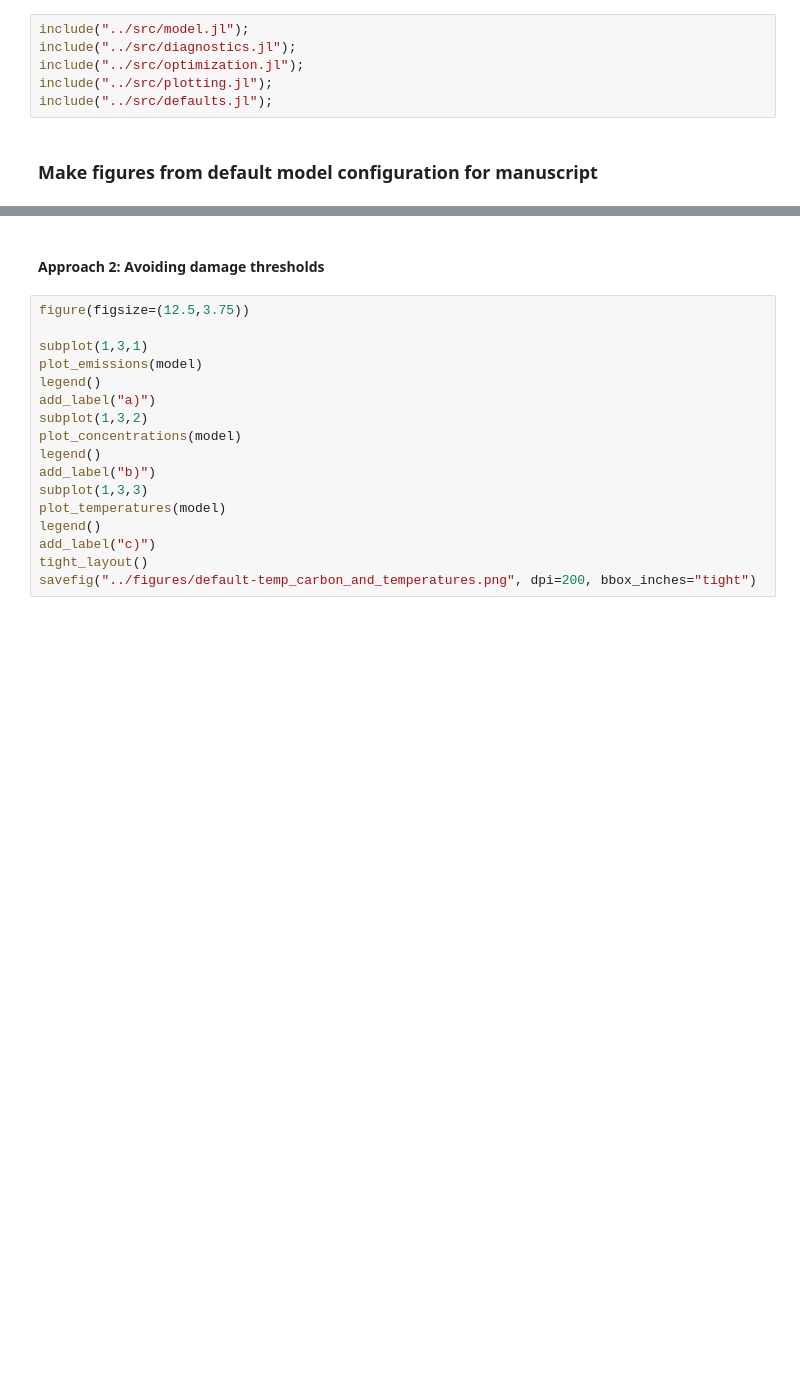
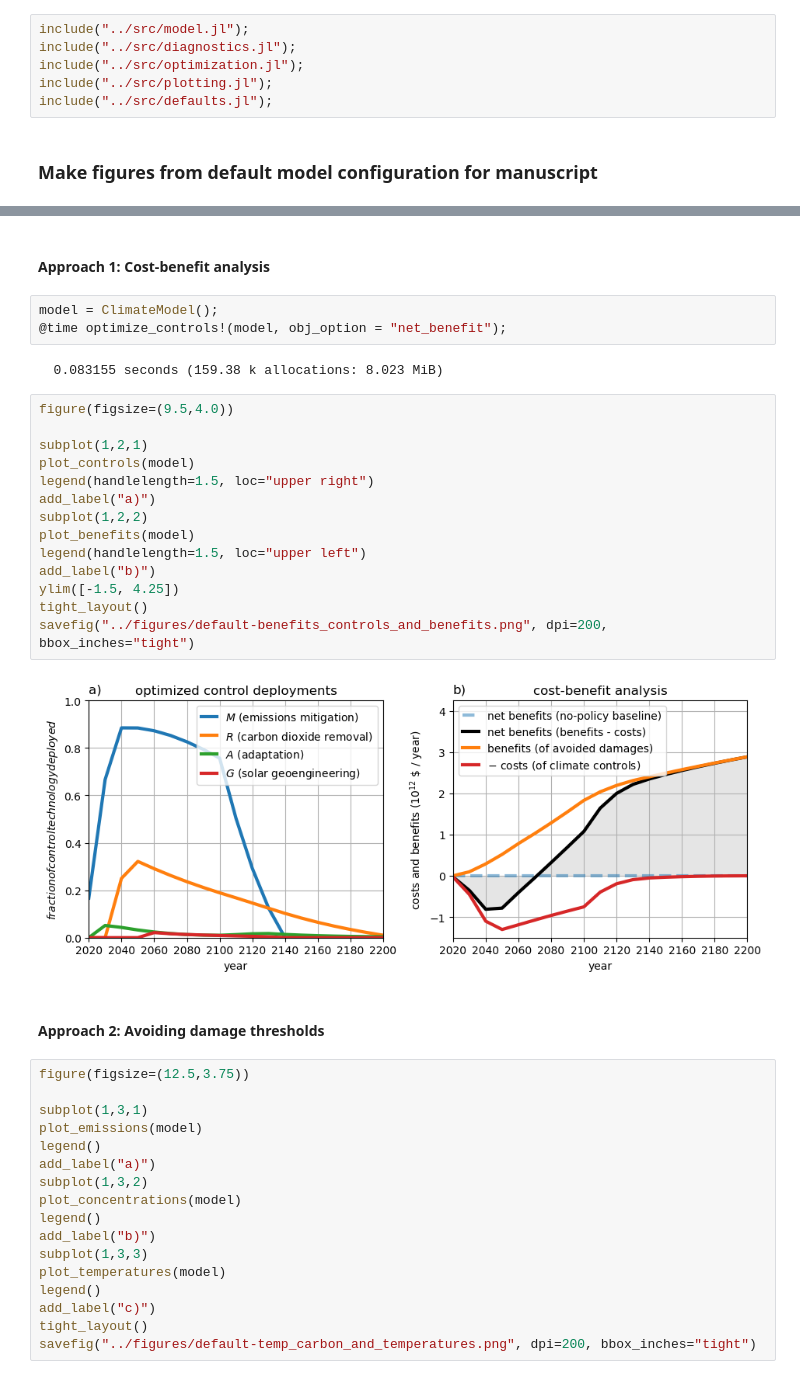
Before and after one commit to hdrake/OptimizeClimate, a Jupyter notebook: notebooks/1_default_figures.ipynb, the cells around one changed output, grey strips where cells are left out. Drawn from its saved outputs; the diff is of its cells as text; blank space fills up the shorter version.

Commit message:
Added another figure

```diff
--- a/notebooks/1_default_figures.ipynb
+++ b/notebooks/1_default_figures.ipynb
@@ -17,3 +23,26 @@ model = ClimateModel();
+# %% [markdown]
+#### Approach 1: Cost-benefit analysis
+# %%
+model = ClimateModel();
+@time optimize_controls!(model, obj_option = "net_benefit");
+# %% [output]
+  0.083155 seconds (159.38 k allocations: 8.023 MiB)
+# %%
+figure(figsize=(9.5,4.0))
+
+subplot(1,2,1)
+plot_controls(model)
+legend(handlelength=1.5, loc="upper right")
+add_label("a)")
+subplot(1,2,2)
+plot_benefits(model)
+legend(handlelength=1.5, loc="upper left")
+add_label("b)")
+ylim([-1.5, 4.25])
+tight_layout()
+savefig("../figures/default-benefits_controls_and_benefits.png", dpi=200, bbox_inches="tight")
+# %% [output]
+[figure, added]
 # %% [markdown]
 #### Approach 2: Avoiding damage thresholds
 # %%
```
Also changed, not shown: parts of 2 cells of this notebook, 2 other files.
